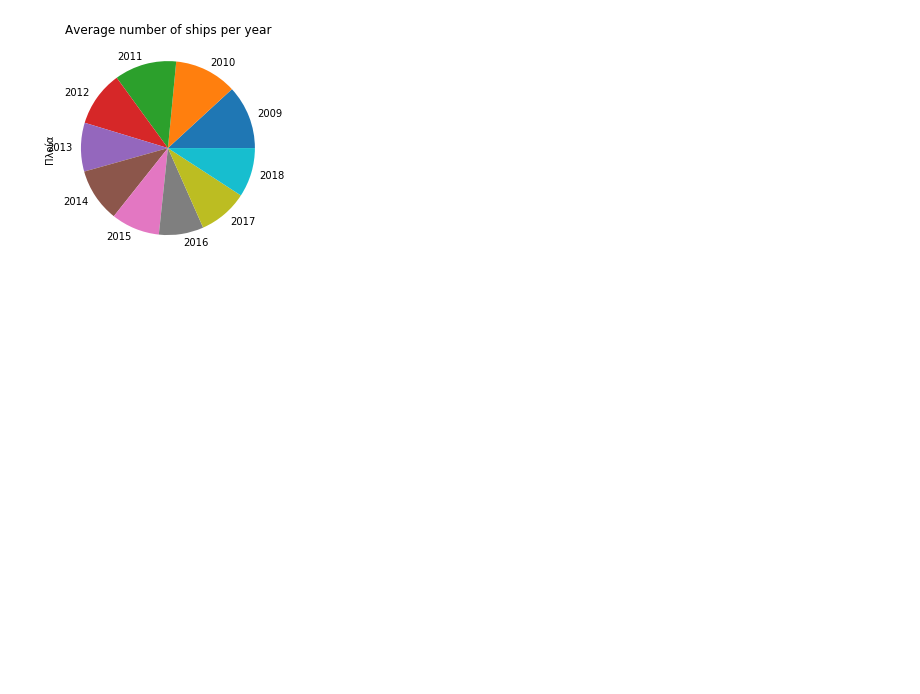
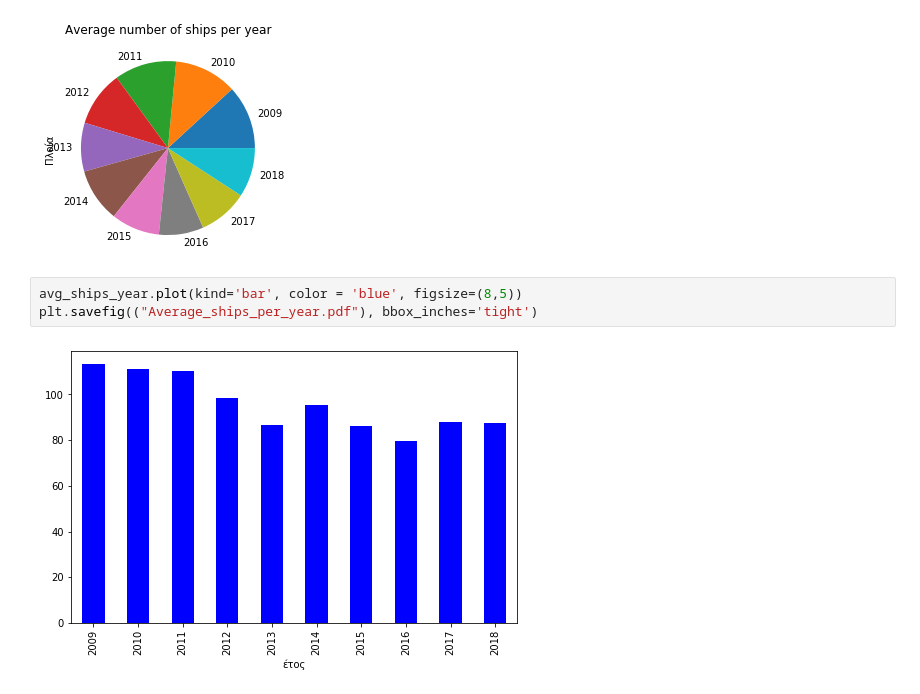
Before and after one commit to kosmaspanag/data-studio-projects, a Jupyter notebook: Weekly projects/Port_of_Thessaloniki_stats_2009-2019/Ship_Trafic_Thessaloniki_Port.ipynb, the cells around one changed output. Saved outputs shown, nothing was run; the diff lists cells and outputs as text; blank space fills up the shorter version.

```diff
--- a/Weekly projects/Port_of_Thessaloniki_stats_2009-2019/Ship_Trafic_Thessaloniki_Port.ipynb
+++ b/Weekly projects/Port_of_Thessaloniki_stats_2009-2019/Ship_Trafic_Thessaloniki_Port.ipynb
@@ -1282,3 +1310,8 @@ avg_ships_year.plot(kind='pie', title='Average number of ships per year')
 # %% [output]
 <matplotlib.axes._subplots.AxesSubplot at 0x...>
 [figure]
+# %%
+avg_ships_year.plot(kind='bar', color = 'blue', figsize=(8,5))
+plt.savefig(("Average_ships_per_year.pdf"), bbox_inches='tight')
+# %% [output]
+[figure, added]
```
Also changed, not shown: parts of 9 cells of this notebook, 12 other files.
